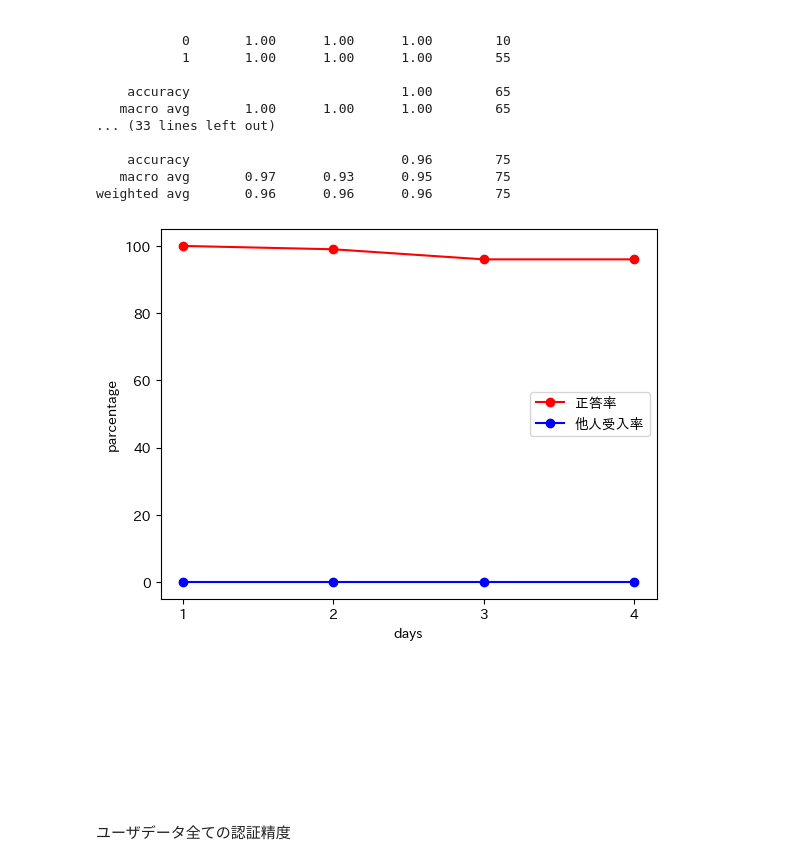
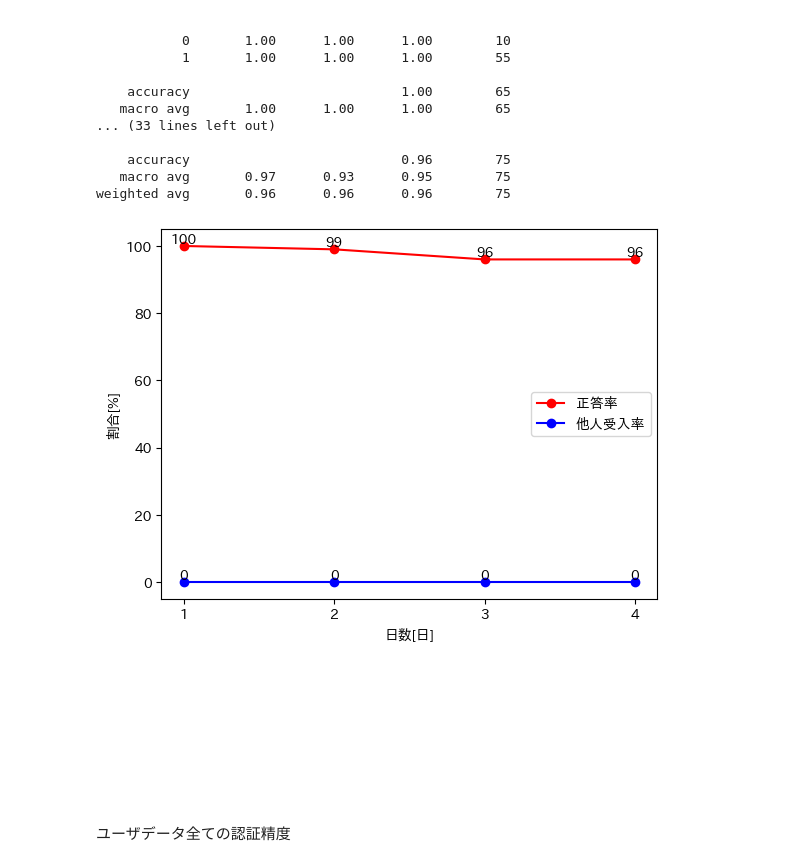
Before and after one commit to sekshow/openuth, a Jupyter notebook: src/desktest-auth.ipynb, the cells around one changed output. Cells and saved outputs as stored; diff of their text form; code cells hidden in the pictures.

```diff
--- a/src/desktest-auth.ipynb
+++ b/src/desktest-auth.ipynb
@@ -192,21 +192,26 @@ weighted avg       0.96      0.96      0.96        75
 # %%
 import numpy as np
 import japanize_matplotlib
 import matplotlib.pyplot as plt
 
 x1 = [1, 2, 3, 4]
 y2 = [0, 0, 0, 0]
 y1 = [100, 99, 96, 96]
 
 plt.plot(x1, y1, color = 'red', marker = 'o', label = "正答率")
 plt.plot(x1, y2, color = 'blue', marker = 'o', label = "他人受入率")
-plt.xlabel("days")
-plt.ylabel("parcentage")
+for i in range(len(x1)):
+    plt.text(x1[i], y1[i], f'{y1[i]:.0f}', ha='center', va='bottom')
+    plt.text(x1[i], y2[i], f'{y2[i]:.0f}', ha='center', va='bottom')
+
+plt.xlabel("日数[日]")
+plt.ylabel("割合[%]")
 plt.xticks(np.arange(1,4.1,1))
 plt.legend()
+plt.savefig('output_graph.pdf', format = 'pdf')
 plt.show()
 # %% [output]
-[figure, old version]
+[figure, new version]
 # %% [markdown]
 <br><br><br><br><br><br><br>ユーザデータ全ての認証精度
 # %%
```
Also changed, not shown: 1 other file.
